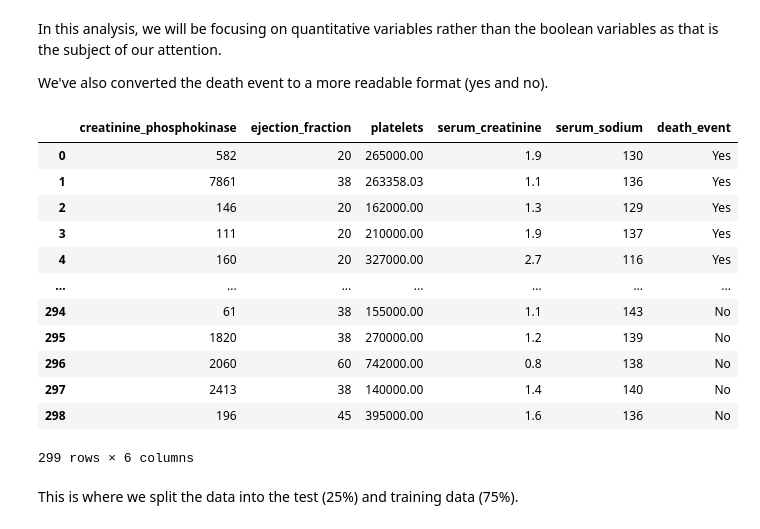
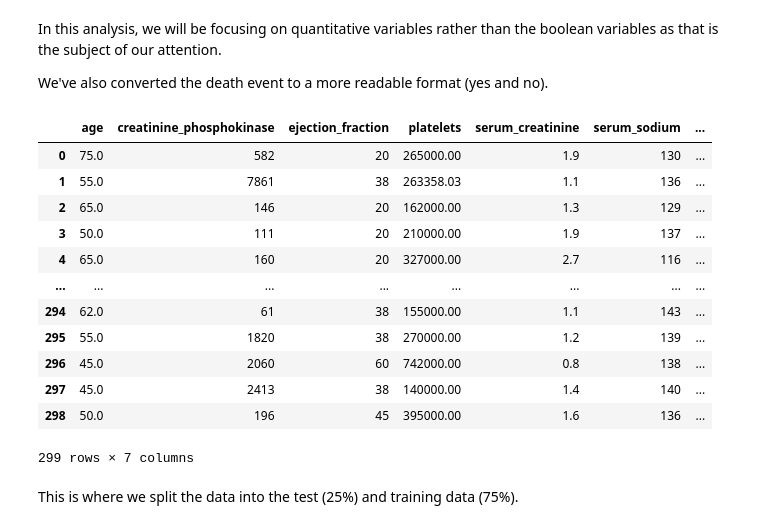
Before and after one commit to dymackenzie/group25Project, a Jupyter notebook: group_project_report.ipynb, the cells around one changed output. Cells and saved outputs as stored; diff of their text form; code cells hidden in the pictures.

```diff
--- a/group_project_report.ipynb
+++ b/group_project_report.ipynb
@@ -69,23 +69,23 @@ We've also converted the death event to a more readable format (yes and no).
 # %%
 data["death_event"] = data["death_event"].astype(str).replace({
     '1': 'Yes',
     '0': 'No'
 })
-data[['creatinine_phosphokinase', 'ejection_fraction', 'platelets', 'serum_creatinine', 'serum_sodium', 'death_event']]
+data[['age','creatinine_phosphokinase', 'ejection_fraction', 'platelets', 'serum_creatinine', 'serum_sodium', 'death_event']]
 # %% [output]
-|  | creatinine_phosphokinase | ejection_fraction | platelets | serum_creatinine | serum_sodium | death_event |
-| 0 | 582 | 20 | 265000.00 | 1.9 | 130 | Yes |
-| 1 | 7861 | 38 | 263358.03 | 1.1 | 136 | Yes |
-| 2 | 146 | 20 | 162000.00 | 1.3 | 129 | Yes |
-| 3 | 111 | 20 | 210000.00 | 1.9 | 137 | Yes |
-| 4 | 160 | 20 | 327000.00 | 2.7 | 116 | Yes |
-| ... | ... | ... | ... | ... | ... | ... |
-| 294 | 61 | 38 | 155000.00 | 1.1 | 143 | No |
-| 295 | 1820 | 38 | 270000.00 | 1.2 | 139 | No |
-| 296 | 2060 | 60 | 742000.00 | 0.8 | 138 | No |
-| 297 | 2413 | 38 | 140000.00 | 1.4 | 140 | No |
-| 298 | 196 | 45 | 395000.00 | 1.6 | 136 | No |
+|  | age | creatinine_phosphokinase | ejection_fraction | platelets | serum_creatinine | serum_sodium | ... |
+| 0 | 75.0 | 582 | 20 | 265000.00 | 1.9 | 130 | ... |
+| 1 | 55.0 | 7861 | 38 | 263358.03 | 1.1 | 136 | ... |
+| 2 | 65.0 | 146 | 20 | 162000.00 | 1.3 | 129 | ... |
+| 3 | 50.0 | 111 | 20 | 210000.00 | 1.9 | 137 | ... |
+| 4 | 65.0 | 160 | 20 | 327000.00 | 2.7 | 116 | ... |
+| ... | ... | ... | ... | ... | ... | ... | ... |
+| 294 | 62.0 | 61 | 38 | 155000.00 | 1.1 | 143 | ... |
+| 295 | 55.0 | 1820 | 38 | 270000.00 | 1.2 | 139 | ... |
+| 296 | 45.0 | 2060 | 60 | 742000.00 | 0.8 | 138 | ... |
+| 297 | 45.0 | 2413 | 38 | 140000.00 | 1.4 | 140 | ... |
+| 298 | 50.0 | 196 | 45 | 395000.00 | 1.6 | 136 | ... |
-299 rows × 6 columns
+299 rows × 7 columns
 # %% [markdown]
 This is where we split the data into the test (25%) and training data (75%).
 # %%
```
Also changed, not shown: parts of 46 cells of this notebook.
